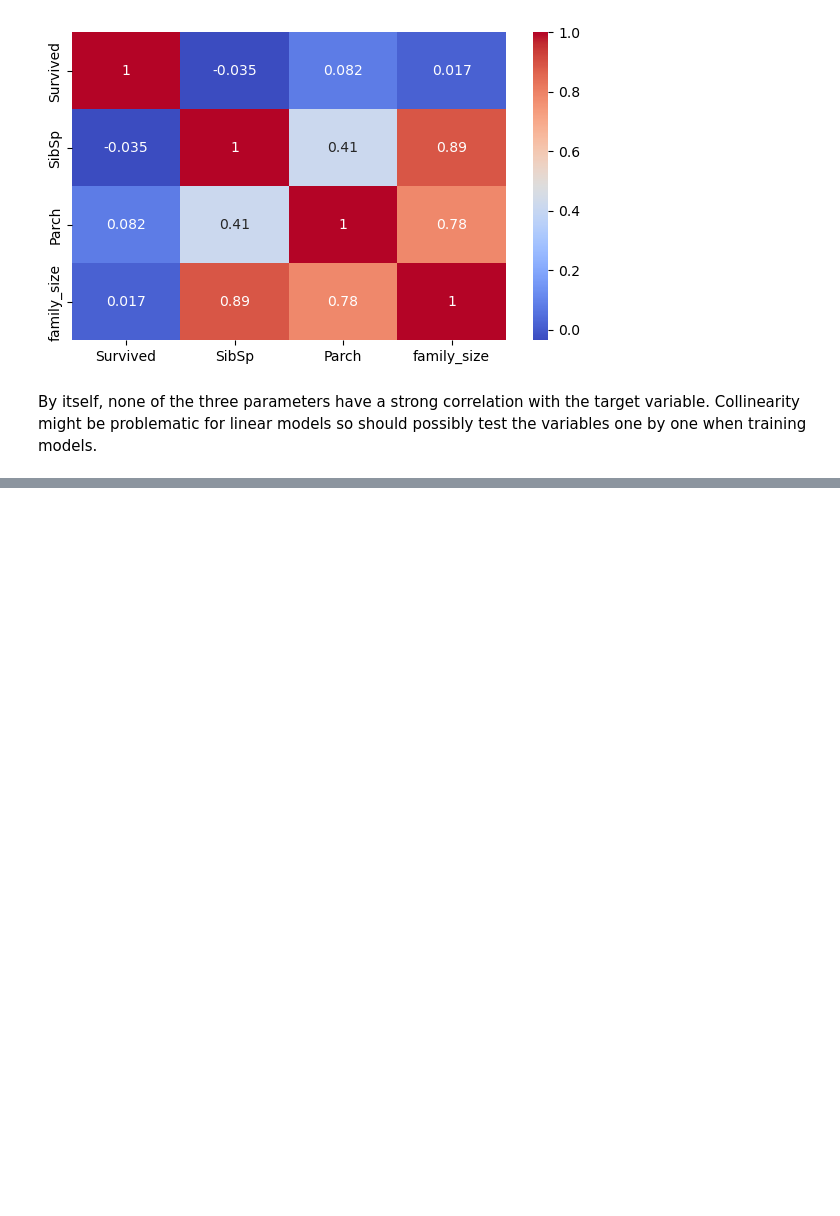
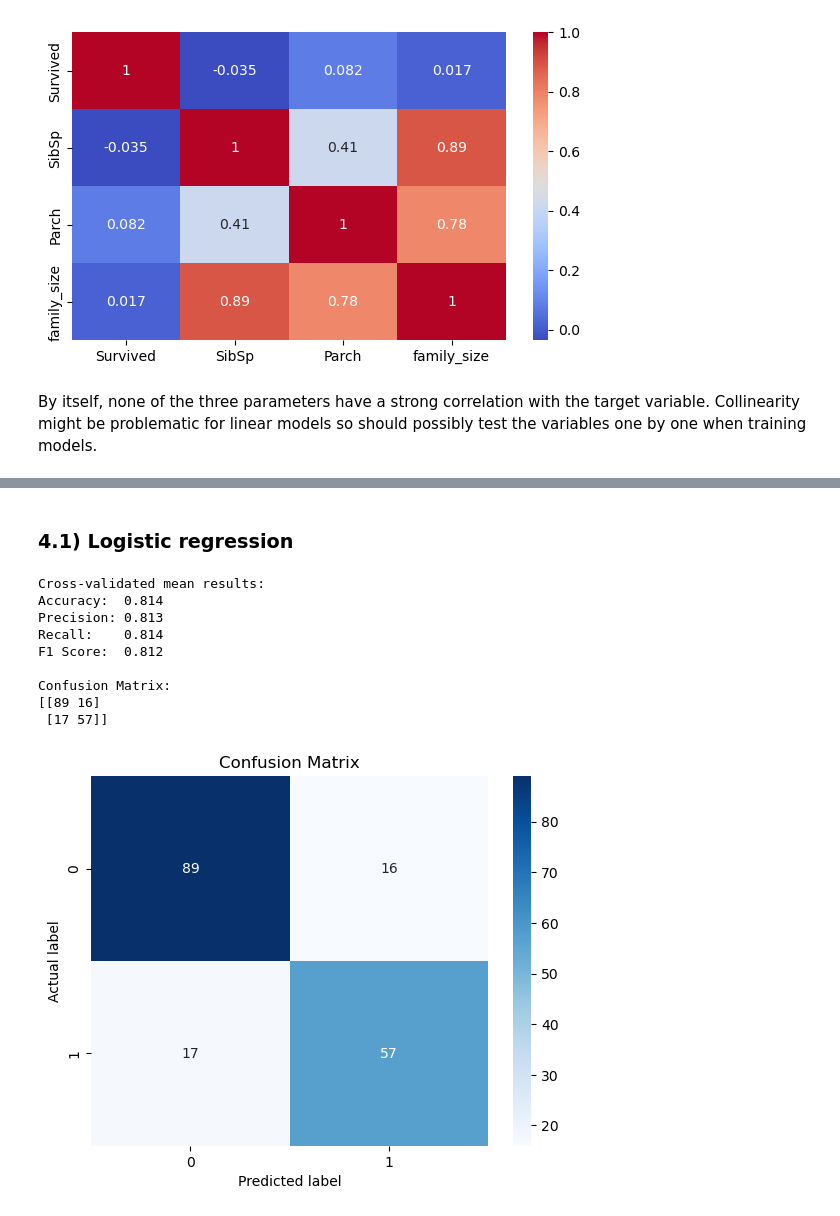
Before and after one commit to pekko-kauppila/Machine-Learning-Projects, a Jupyter notebook: Titanic_survival_predictor/titanic_survival_predictor.ipynb, the cells around one changed output, grey strips where cells are left out. Drawn from its saved outputs; the diff is of its cells as text; code cells hidden in the pictures; blank space fills up the shorter version.

Commit message:
Finish feature selection and add logistic regression and KNN analyses

```diff
--- a/Titanic_survival_predictor/titanic_survival_predictor.ipynb
+++ b/Titanic_survival_predictor/titanic_survival_predictor.ipynb
@@ -371,0 +489,29 @@ df.describe()
+# %%
+# Assign features and targets
+X = df.drop(['Survived'], axis=1)
+y = df['Survived']
+
+# Feature scaling
+scaler = StandardScaler()
+X_scaled = scaler.fit_transform(X)
+# %% [markdown]
+### 4.1) Logistic regression
+# %%
+model = LogisticRegression()
+
+# Cross-validation (on entire data)
+cross_validate_model(model, X_scaled, y)
+
+# Confusion matrix with one split
+compute_and_visualize_confusion_matrix(model, X_scaled, y)
+# %% [output]
+Cross-validated mean results:
+Accuracy:  0.814
+Precision: 0.813
+Recall:    0.814
+F1 Score:  0.812
+
+Confusion Matrix:
+[[89 16]
+ [17 57]]
+[figure, added]
```
Also changed, not shown: parts of 36 cells of this notebook.
